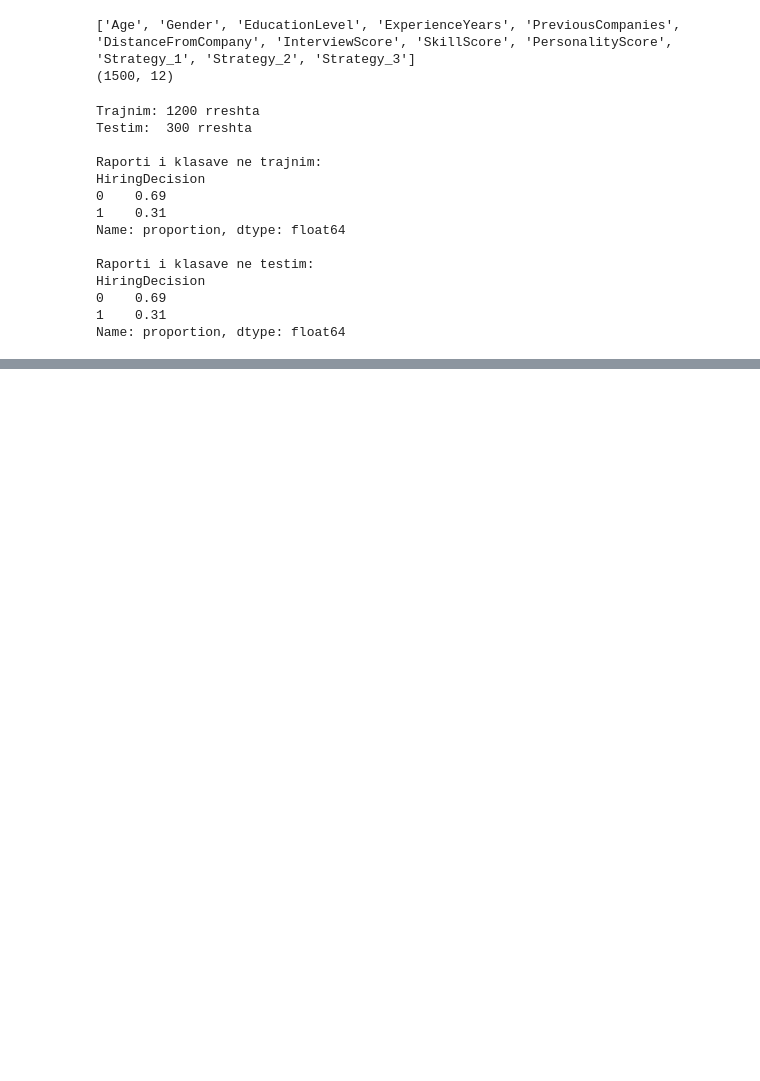
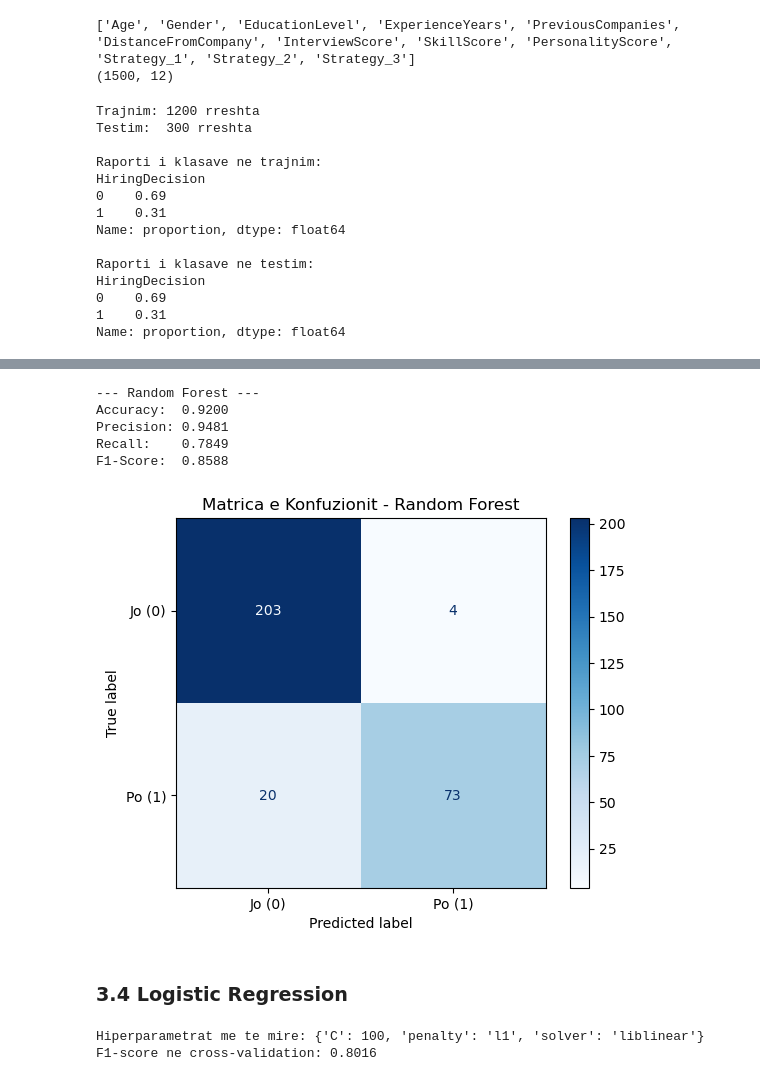
Before and after one commit to ArdianAsani/jobmatch-ml, a Jupyter notebook: notebooks/jobmatch_ml.ipynb, the cells around one changed output, grey strips where cells are left out. Saved outputs shown, nothing was run; the diff lists cells and outputs as text; code cells hidden in the pictures; blank space fills up the shorter version.

```diff
--- a/notebooks/jobmatch_ml.ipynb
+++ b/notebooks/jobmatch_ml.ipynb
@@ -164,0 +300,29 @@ X_test_scaled = scaler.transform(X_test)
+# %%
+# 20. Vleresimi i Random Forest ne bashkesine e testimit
+y_pred_rf = vlereso_klasifikuesin('Random Forest', grid_rf.best_estimator_, X_test, y_test)
+# %% [output]
+--- Random Forest ---
+Accuracy:  0.9200
+Precision: 0.9481
+Recall:    0.7849
+F1-Score:  0.8588
+[figure, added]
+# %% [markdown]
+### 3.4 Logistic Regression
+# %%
+# 21. Klasifikuesi 4: Logistic Regression (linear)
+param_grid_lr = {
+    'C': [0.01, 0.1, 1, 10, 100],
+    'penalty': ['l1', 'l2'],
+    'solver': ['liblinear']
+}
+
+grid_lr = GridSearchCV(LogisticRegression(random_state=42, max_iter=1000),
+                       param_grid_lr, cv=5, scoring='f1', n_jobs=-1)
+grid_lr.fit(X_train_scaled, y_train)
+
+print(f"Hiperparametrat me te mire: {grid_lr.best_params_}")
+print(f"F1-score ne cross-validation: {grid_lr.best_score_:.4f}")
+# %% [output]
+Hiperparametrat me te mire: {'C': 100, 'penalty': 'l1', 'solver': 'liblinear'}
+F1-score ne cross-validation: 0.8016
```
Also changed, not shown: parts of 12 cells of this notebook.
